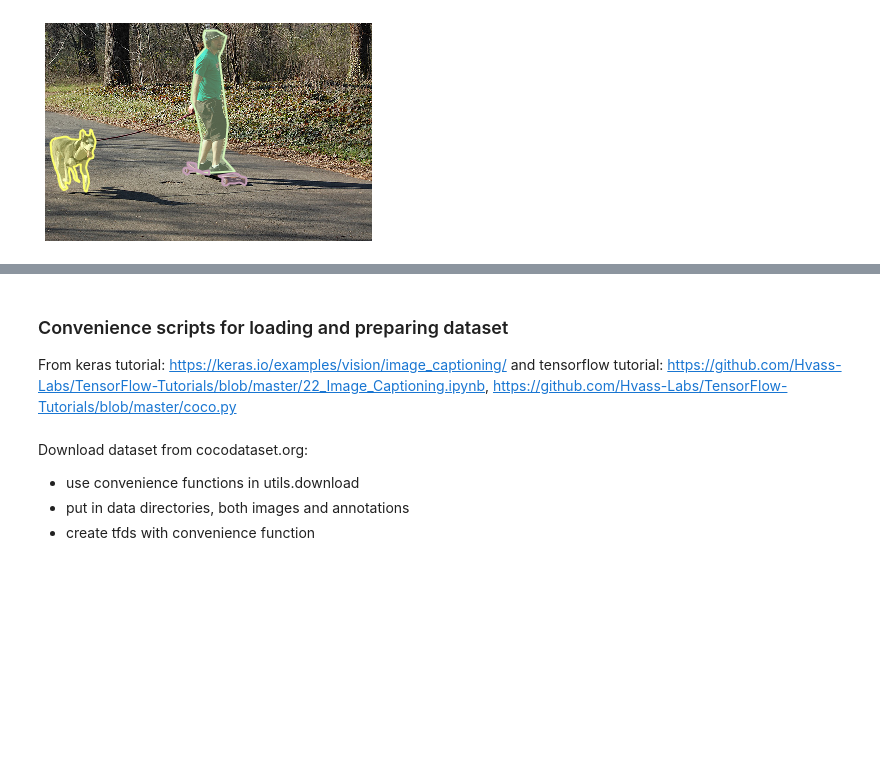
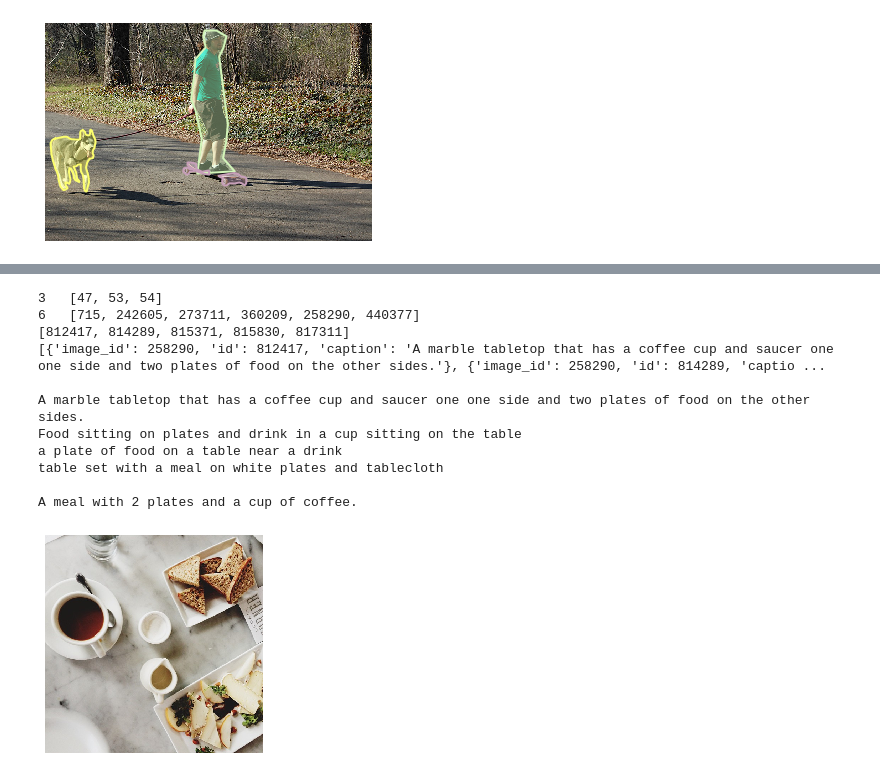
Before and after one commit to polina-tsvilodub/mSc-thesis, a Jupyter notebook: code/src/notebooks/dataset_exploration.ipynb, the cells around one changed output, grey strips where cells are left out. Drawn from its saved outputs; the diff is of its cells as text; code cells hidden in the pictures; blank space fills up the shorter version.

Commit message:
finalize data exploration notebook, more examples

```diff
--- a/code/src/notebooks/dataset_exploration.ipynb
+++ b/code/src/notebooks/dataset_exploration.ipynb
@@ -300,4 +273,0 @@ Crucial decision criterion: what is the most suitable format for feeding the dat
-# %% [markdown]
-### Convenience scripts for loading and preparing dataset
-From keras tutorial: https://keras.io/examples/vision/image_captioning/
-and tensorflow tutorial: https://github.com/Hvass-Labs/TensorFlow-Tutorials/blob/master/22_Image_Captioning.ipynb, https://github.com/Hvass-Labs/TensorFlow-Tutorials/blob/master/coco.py
@@ -323,5 +273,0 @@ import download
-# %% [markdown]
-Download dataset from cocodataset.org:
-* use convenience functions in utils.download
-* put in data directories, both images and annotations
-* create tfds with convenience function
@@ -340,0 +274,34 @@ for filename in filenames:
+# %%
+# try out a different example
+catIds2 = coco.getCatIds(catNms=['apple', 'sandwich', 'cup']);
+imgIds2 = coco.getImgIds(catIds=catIds2);
+print(len(catIds2), " ", catIds2)
+print(len(imgIds2), " ", imgIds2)
+# insert a random image ID from the ones displayed above for the given categories, in order to display it along with captions
+imgIds2 = coco.getImgIds(imgIds = [258290])
+img2 = coco.loadImgs(imgIds2)[0]
+I2 = iio.imread('../../../data/val/val2014/%s'%(img2['file_name']))
+
+# load and display caption annotations for the selected image
+annIds2 = coco_caps.getAnnIds(imgIds=img2['id']);
+print(annIds2)
+anns2 = coco_caps.loadAnns(annIds2)
+print(anns2)
+print()
+
+coco_caps.showAnns(anns2)
+plt.imshow(I2); plt.axis('off'); plt.show()
+# this second image is also saved and used for exploring image similarity
+# %% [output]
+3   [47, 53, 54]
+6   [715, 242605, 273711, 360209, 258290, 440377]
+[812417, 814289, 815371, 815830, 817311]
+[{'image_id': 258290, 'id': 812417, 'caption': 'A marble tabletop that has a coffee cup and saucer one one side and two plates of food on the other sides.'}, {'image_id': 258290, 'id': 814289, 'captio ...
+
+A marble tabletop that has a coffee cup and saucer one one side and two plates of food on the other sides.
+Food sitting on plates and drink in a cup sitting on the table
+a plate of food on a table near a drink
+table set with a meal on white plates and tablecloth
+
+A meal with 2 plates and a cup of coffee.
+[figure, added]
```
Also changed, not shown: parts of 20 cells of this notebook, 4 other files.
